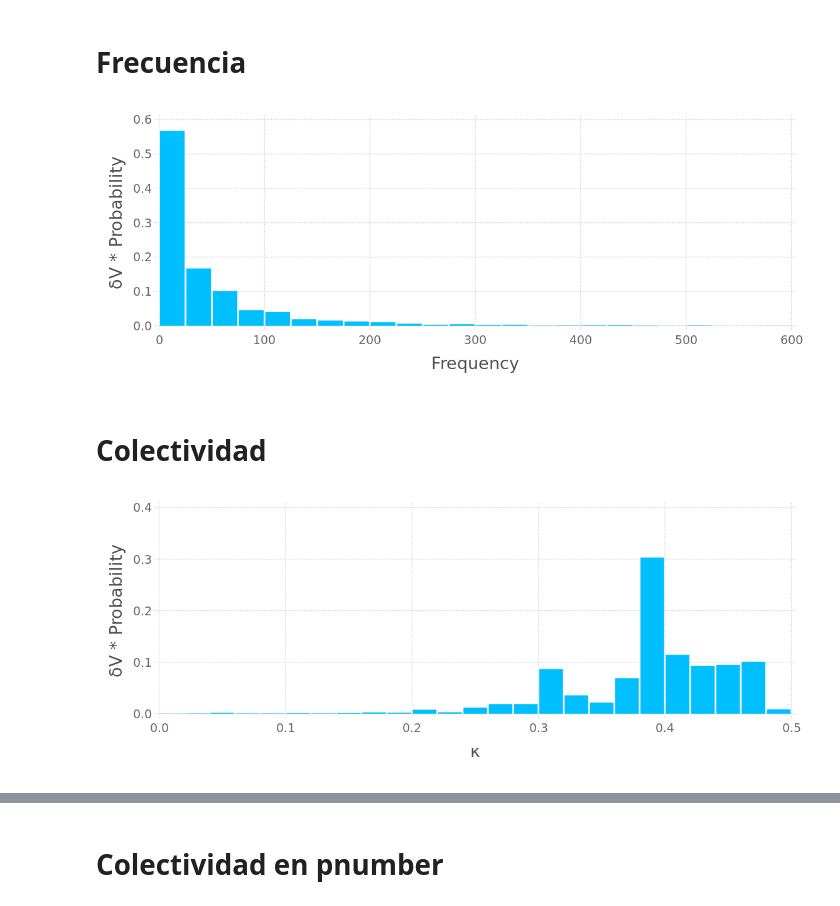
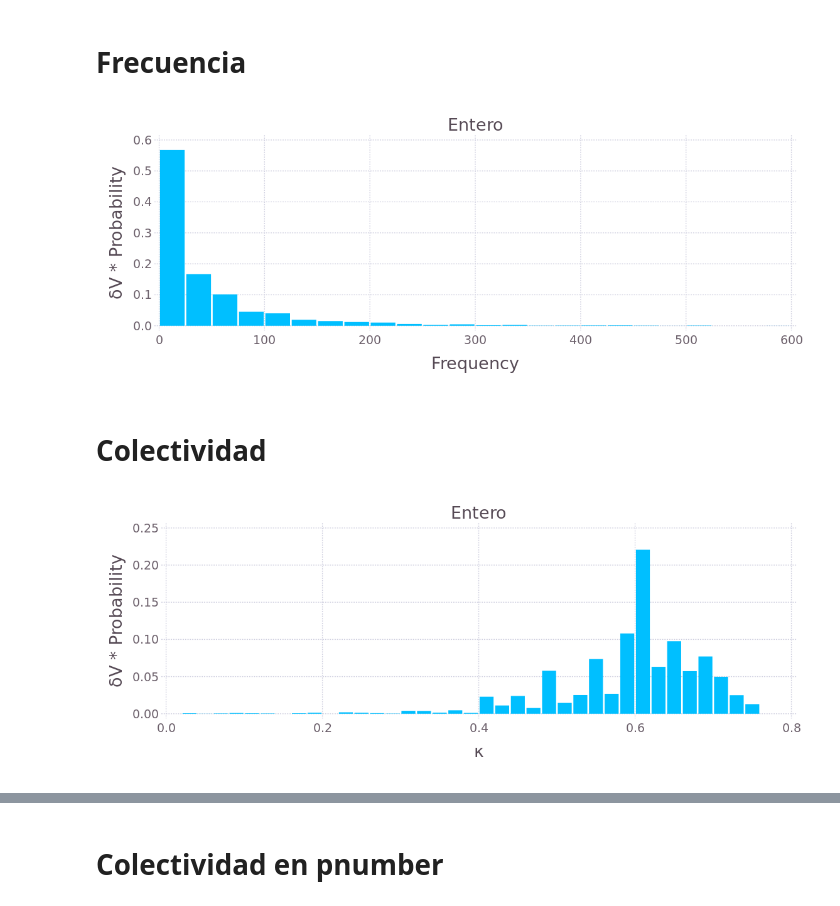
Before and after one commit to pgbarletta/reold_lbp, a Jupyter notebook: src/vgv_1ael.ipynb, the cells around one changed output, grey strips where cells are left out. Cells and saved outputs as stored; diff of their text form; code cells hidden in the pictures.

```diff
--- a/src/vgv_1ael.ipynb
+++ b/src/vgv_1ael.ipynb
@@ -174,26 +190,18 @@ E_modes (generic function with 2 methods)
 ### Lee modos, volumen original y  volúmenes NDD. Obtiene VGV
 # %%
 pdb = "1ael"
+aa3 = convert(Int64, length(evals_1ael))
+aa = convert(Int64,aa3 / 3)
 # Leo modos
-sym_mode = Symbol("modes_", pdb)
-sym_eval = Symbol("evals_", pdb)
-tmp_mode, tmp_eval = read_ptraj_modes(joinpath(home, pdb,  "pca", string("full_modes_", pdb)))
-eval(:($sym_mode = $tmp_mode))
-eval(:($sym_eval = $tmp_eval))
+modes_1ael, evals_1ael = read_ptraj_modes(joinpath(home, pdb,  "pca", string("full_modes_", pdb)))
 
 # Leo volúmenes originales
-sym_vol = Symbol("vol_avg_", pdb)
-tmp_vol = convert(Float64,
-    readdlm(joinpath(home, pdb,  "ndd", string("vol_avg_", pdb)))[3])
-eval(:($sym_vol = $tmp_vol))
+vol_avg_1ael = convert(Float64, readdlm(joinpath(home, pdb,  "ndd", string("vol_avg_", pdb)))[3])
 
 # Leo volúmenes NDD
-sym_ndd_out = Symbol("ndd_out_", pdb)
-tmp_ndd_out = convert(Array{Float64, 1},
+ndd_out_1ael = convert(Array{Float64, 1},
     readdlm(joinpath(home, pdb,  "ndd", string("out_ndd_", pdb)))[2:end, 2])
-eval(:($sym_ndd_out = $tmp_ndd_out))
 
 # VGV
-sym_vgv = Symbol("vgv_", pdb)
-tmp_vgv = eval(:($sym_ndd_out .- $sym_vol))
-eval(:($sym_vgv = $tmp_vgv ./ norm($tmp_vgv)));
+vgv_1ael = eval(:(ndd_out_1ael .- vol_avg_1ael))
+vgv_1ael = vgv_1ael ./ norm(vgv_1ael);
@@ -253,16 +251,16 @@ eval(:($sym_pnu_modes_cut = mapslices(x -> x ./ norm(x), $sym_pnu_modes_cut, 1))
 # %%
 # Colectividad de modos enteros
 tmp = eval(:(mapslices(x -> get_κ(x), mapslices(x -> tognm(x), modes_1ael, 1), 1)))
-κ_modes_1ael = reshape(tmp, length(tmp))))
+κ_modes_1ael = reshape(tmp, length(tmp))
 
 # Colectividad de pnum modos enteros
-tmp = eval(:(mapslices(x -> get_κ(x), mapslices(x -> tognm(x), pnu_modes_1ael, 1), 1)))
+tmp = eval(:(mapslices(x -> get_κ(x), mapslices(x -> tognm(x), modes_pnu_1ael, 1), 1)))
 κ_modes_pnu_1ael  = reshape(tmp, length(tmp))
 
 # Colectividad de modos recortados
-tmp = eval(:(mapslices(x -> get_κ(x), mapslices(x -> tognm(x), modes_cut_1ael, 1), 1)))
+tmp = mapslices(x -> get_κ(x), mapslices(x -> tognm(x), modes_cut_1ael, 1), 1)
 κ_modes_cut_1ael  = reshape(tmp, length(tmp))
 
 # Colectividad de pnum modos recortados
-tmp = eval(:(mapslices(x -> get_κ(x), mapslices(x -> tognm(x), pnu_modes_cut_1ael, 1), 1)))
+tmp = mapslices(x -> get_κ(x), mapslices(x -> tognm(x), modes_pnu_cut_1ael, 1), 1)
 κ_modes_pnu_cut_1ael = reshape(tmp, length(tmp))
@@ -315,29 +299,29 @@ df_Whis_evals_1ael = DataFrame(Probability = Whis_evals_1ael, Frequency = Wbins_
 
 
 pdf_Whis_evals_1ael = plot(df_Whis_evals_1ael, x="Frequency", y="Probability", Geom.bar,
-    #Guide.title("Figure 1.A"),
+    Guide.title("Entero"),
     # Guide.xlabel("Frecuency (cm<sup>-1</sup>)"), Guide.xticks(ticks=collect(0:50:775)),
     Guide.ylabel("δV * Probability", orientation=:vertical),
     Theme(bar_spacing=2pt, grid_line_width=1pt, Theme(default_color=colorant"deepskyblue"),
         minor_label_font_size = 14pt, major_label_font_size = 20pt, key_title_font_size = 20pt))
 # %% [output]
-[figure, old version]
+[figure, new version]
 # %% [markdown]
 # Colectividad
 # %%
 # Los bins van de 0 a la fqcia más alta + 10%
-top_κ = maximum(κ_1ael)
+top_κ = maximum(κ_modes_1ael)
 bins_κ = collect(0:.02:top_κ)
 
 # Histograma ponderado
-Whis_κ_1ael, Wbins_κ_1ael = WeightedHist(κ_1ael, bins_κ, abs.(vgv_1ael), true);
+Whis_κ_1ael, Wbins_κ_1ael = WeightedHist(κ_modes_1ael, bins_κ, abs.(vgv_1ael), true);
 df_Whis_κ_1ael = DataFrame(Probability = Whis_κ_1ael, κ = Wbins_κ_1ael);
 
 pdf_Whis_κ_1ael = plot(df_Whis_κ_1ael, x="κ", y="Probability", Geom.bar,
-    #Guide.title("Figure 1.A"),
+    Guide.title("Entero"),
     # Guide.xlabel("Frecuency (cm<sup>-1</sup>)"), Guide.xticks(ticks=collect(0:50:775)),
     Guide.ylabel("δV * Probability", orientation=:vertical),
     Theme(bar_spacing=2pt, grid_line_width=1pt, Theme(default_color=colorant"deepskyblue"),
         minor_label_font_size = 14pt, major_label_font_size = 20pt, key_title_font_size = 20pt))
 # %% [output]
-[figure, old version]
+[figure, new version]
```
Also changed, not shown: parts of 14 cells of this notebook.
